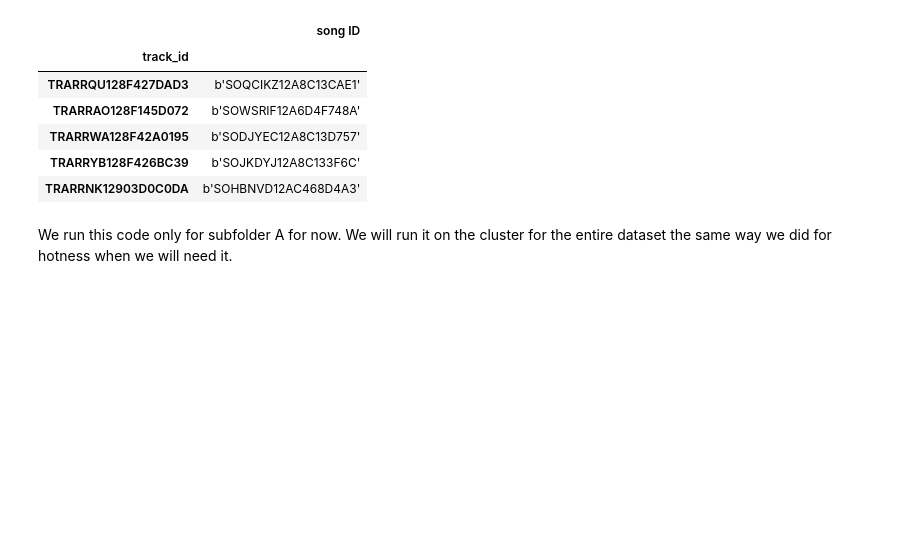
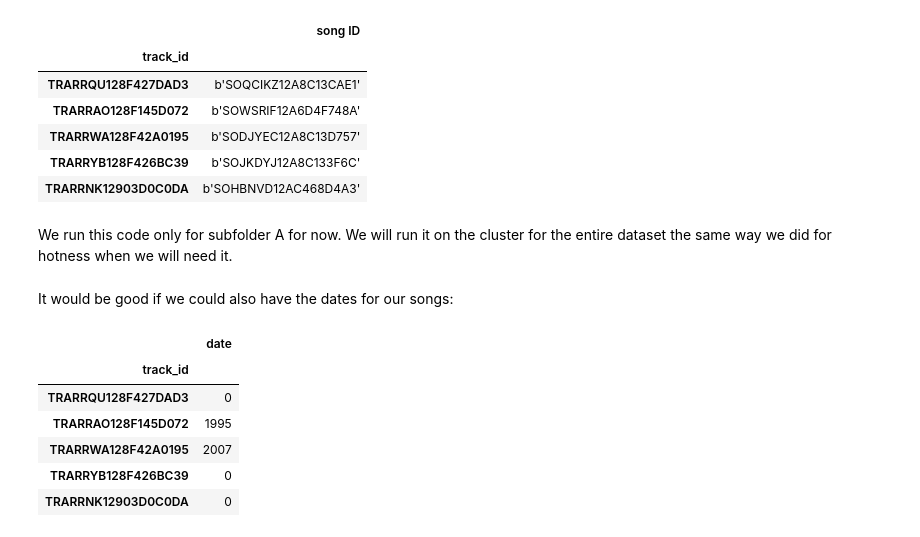
Before and after one commit to Victor-Palacios/epfl_ada, a Jupyter notebook: Project/milestone_2_full_nb.ipynb, the cells around one changed output. Cells and saved outputs as stored; diff of their text form; code cells hidden in the pictures; blank space fills up the shorter version.

```diff
--- a/Project/milestone_2_full_nb.ipynb
+++ b/Project/milestone_2_full_nb.ipynb
@@ -1142,3 +1142,5 @@ song_ids_A_frame.head()
 | TRARRNK12903D0C0DA | b'SOHBNVD12AC468D4A3' |
 # %% [markdown]
 We run this code only for subfolder A for now. We will run it on the cluster for the entire dataset the same way we did for hotness when we will need it.
+# %% [markdown]
+It would be good if we could also have the dates for our songs:
@@ -1144,0 +1149,12 @@ We run this code only for subfolder A for now. We will run it on the cluster for
+# %%
+dates_A = dates_A.set_index("track_id")
+dates_A.columns = ["date"]
+dates_A.head()
+# %% [output]
+|  | date |
+| track_id |  |
+| TRARRQU128F427DAD3 | 0 |
+| TRARRAO128F145D072 | 1995 |
+| TRARRWA128F42A0195 | 2007 |
+| TRARRYB128F426BC39 | 0 |
+| TRARRNK12903D0C0DA | 0 |
```
Also changed, not shown: parts of 6 cells of this notebook.
